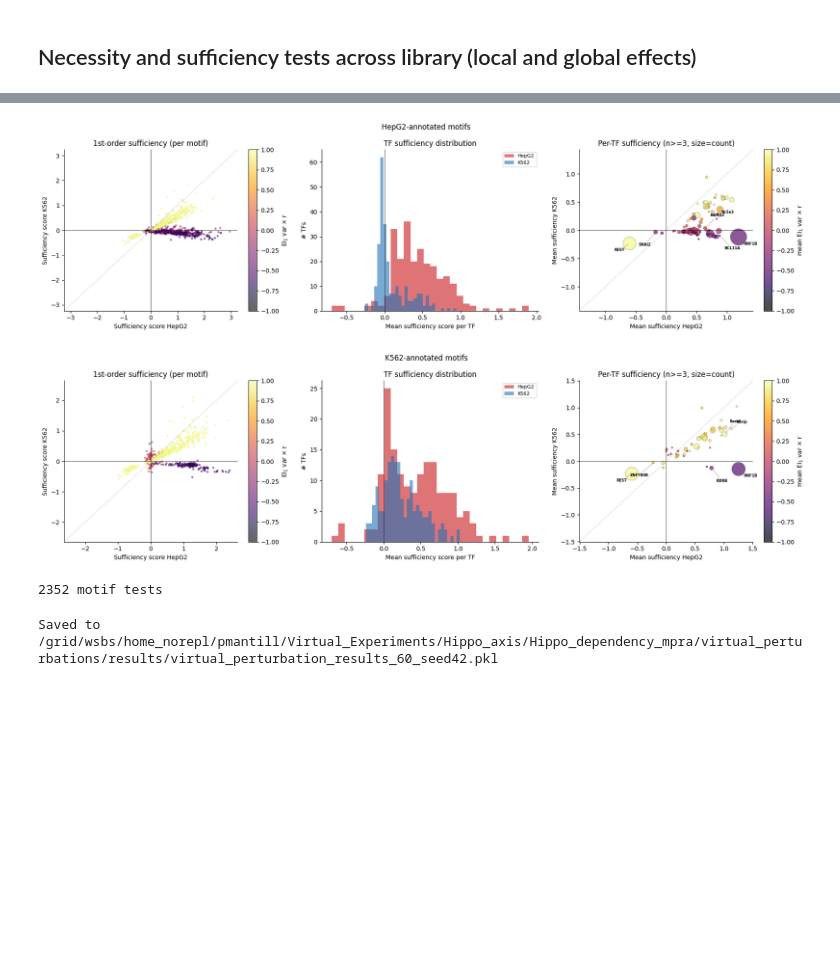
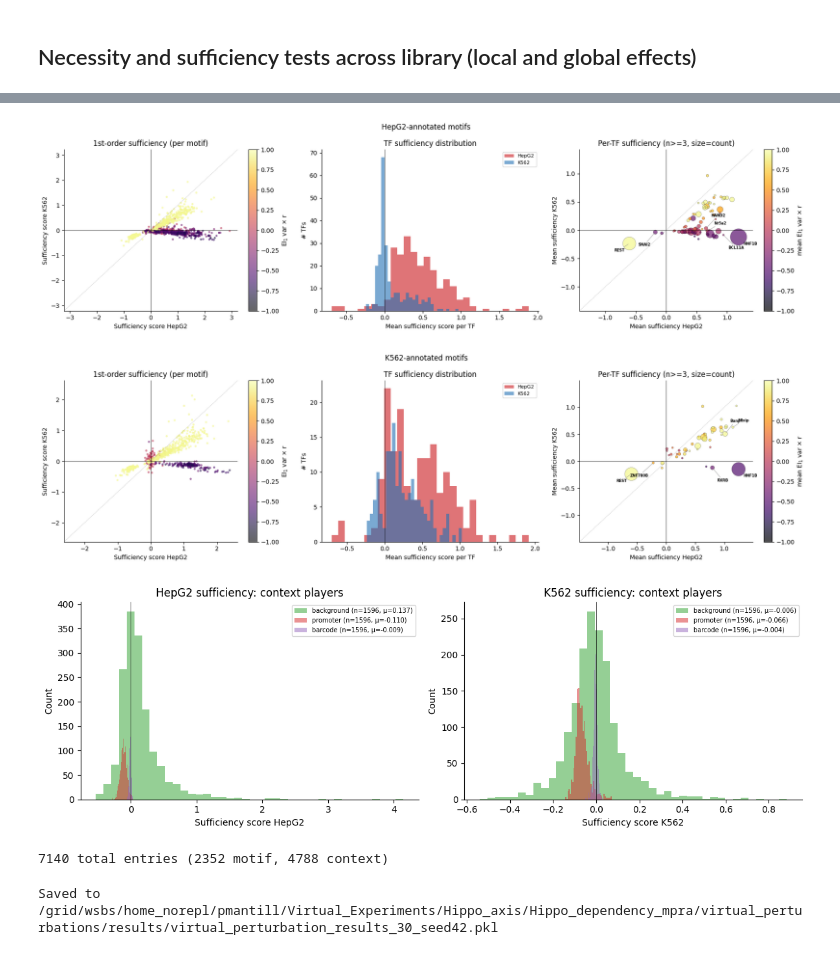
Before and after one commit to pabmantilla/Hippo_dependency_mpra, a Jupyter notebook: virtual_perturbations/scripts/perturb_targets.ipynb, the cells around one changed output, grey strips where cells are left out. Cells and saved outputs as stored; diff of their text form; code cells hidden in the pictures; blank space fills up the shorter version.

Commit message:
virtual perturb results

```diff
--- a/virtual_perturbations/scripts/perturb_targets.ipynb
+++ b/virtual_perturbations/scripts/perturb_targets.ipynb
@@ -62,10 +61,10 @@ Loaded 1059 sequences
 ## Necessity and sufficiency tests across library (local and global effects)
 # %%
 # run necessity and sufficiency tests on all sequences
-n_rep = 60
+n_rep = 30
 seed = 42
-nec_order = 1
-suf_order = 1
+nec_order = 3
+suf_order = 3
 
 all_nec = em.necessity_test(seq_idx=None, n_rep=n_rep,
                             nec_order=nec_order, batch_size=256, random_state=seed)
@@ -179,18 +206,23 @@ suf_rows = []
 for si, tests in enumerate(all_suf):
     for t in tests:
         if t['order'] == 1:
+            tf = t['motifs'][0]['tf']
             suf_rows.append({
                 'seq_idx': si,
                 'annotation_ct': t['annotation_ct'],
-                'tf': t['motifs'][0]['tf'],
+                'tf': tf,
+                'player_type': tf if tf in CONTEXT_PLAYERS else 'motif',
                 'suf_HepG2': t['scores']['HepG2'],
                 'suf_K562': t['scores']['K562'],
                 'EI_1_vxr': df.iloc[si]['EI_1 var x r'],
             })
 suf_df = pd.DataFrame(suf_rows)
 
+# --- motif-only plots ---
+motif_suf = suf_df[suf_df.player_type == 'motif']
+
 for act in ['HepG2', 'K562']:
-    sub = suf_df[suf_df.annotation_ct == act]
+    sub = motif_suf[motif_suf.annotation_ct == act]
     fig, axes = plt.subplots(1, 3, figsize=(18, 5))
     fig.suptitle(f'{act}-annotated motifs', fontsize=12)
 
@@ -233,37 +265,60 @@ for act in ['HepG2', 'K562']:
     axes[2].set_xlim(-tlim, tlim); axes[2].set_ylim(-tlim, tlim)
     axes[2].axhline(0, c='k', lw=0.5); axes[2].axvline(0, c='k', lw=0.5)
     axes[2].plot([-tlim, tlim], [-tlim, tlim], 'k--', lw=0.5, alpha=0.3)
 
     quads = [
         (tf_agg[(tf_agg.h > 0) & (tf_agg.k > 0)], 'left', 'bottom', (8, 8), (8, 18)),
         (tf_agg[(tf_agg.h < 0) & (tf_agg.k > 0)], 'right', 'bottom', (-8, 8), (-8, 18)),
         (tf_agg[(tf_agg.h > 0) & (tf_agg.k < 0)], 'left', 'top', (8, -8), (8, -18)),
         (tf_agg[(tf_agg.h < 0) & (tf_agg.k < 0)], 'right', 'top', (-8, -8), (-8, -18)),
     ]
     for q, ha, va, off1, off2 in quads:
         if len(q) == 0:
             continue
         tops = q.nlargest(min(2, len(q)), 'off_diag')
         for j, (_, row) in enumerate(tops.iterrows()):
             off = off1 if j == 0 else off2
             axes[2].annotate(row.tf, (row.h, row.k), fontsize=6, fontweight='bold',
                              ha=ha, va=va, xytext=off, textcoords='offset points',
                              arrowprops=dict(arrowstyle='-', color='grey', lw=0.5, shrinkA=0, shrinkB=2))
 
     axes[2].set_xlabel('Mean sufficiency HepG2'); axes[2].set_ylabel('Mean sufficiency K562')
     plt.colorbar(sc2, ax=axes[2], label='mean EI$_1$ var $\\times$ r')
     axes[2].set_title(f'Per-TF sufficiency (n>={3}, size=count)')
 
     for ax in axes:
         ax.spines['top'].set_visible(False); ax.spines['right'].set_visible(False)
     plt.tight_layout()
     plt.show()
 
-print(f'{len(suf_df)} motif tests')
+# --- context player sufficiency scores ---
+ctx_suf = suf_df[suf_df.player_type != 'motif']
+if len(ctx_suf) > 0:
+    ctx_colors = {'background': '#2ca02c', 'promoter': '#d62728', 'barcode': '#9467bd'}
+    fig, axes = plt.subplots(1, 2, figsize=(12, 4))
+    for ax, ct in zip(axes, ['HepG2', 'K562']):
+        for pt in CONTEXT_PLAYERS:
+            vals = ctx_suf[f'suf_{ct}'][ctx_suf.player_type == pt]
+            if len(vals) == 0:
+                continue
+            ax.hist(vals, bins=40, alpha=0.5, color=ctx_colors[pt],
+                    label=f'{pt} (n={len(vals)}, \u03bc={vals.mean():.3f})')
+        ax.axvline(0, c='k', lw=0.5)
+        ax.set_xlabel(f'Sufficiency score {ct}'); ax.set_ylabel('Count')
+        ax.set_title(f'{ct} sufficiency: context players')
+        ax.legend(fontsize=7)
+        ax.spines['top'].set_visible(False); ax.spines['right'].set_visible(False)
+    plt.tight_layout()
+    plt.savefig('../results/suf_results.png', dpi=300, bbox_inches='tight')
+
+    plt.show()
+
+print(f'{len(suf_df)} total entries ({len(motif_suf)} motif, {len(ctx_suf)} context)')
 # %% [output]
-[figure, old version]
+[figure, new version]
-[figure, old version]
+[figure, new version]
+[figure, added]
-2352 motif tests
+7140 total entries (2352 motif, 4788 context)
 # %%
 # save results
 save_dir = os.path.join(REPO, 'virtual_perturbations', 'results')
@@ -282,4 +337,4 @@ with open(os.path.join(save_dir, fname), 'wb') as f:
 
 print(f'Saved to {save_dir}/{fname}')
 # %% [output]
-Saved to /grid/wsbs/home_norepl/pmantill/Virtual_Experiments/Hippo_axis/Hippo_dependency_mpra/virtual_perturbations/results/virtual_perturbation_results_60_seed42.pkl
+Saved to /grid/wsbs/home_norepl/pmantill/Virtual_Experiments/Hippo_axis/Hippo_dependency_mpra/virtual_perturbations/results/virtual_perturbation_results_30_seed42.pkl
```
Also changed, not shown: parts of 2 cells of this notebook, 6 other files.
